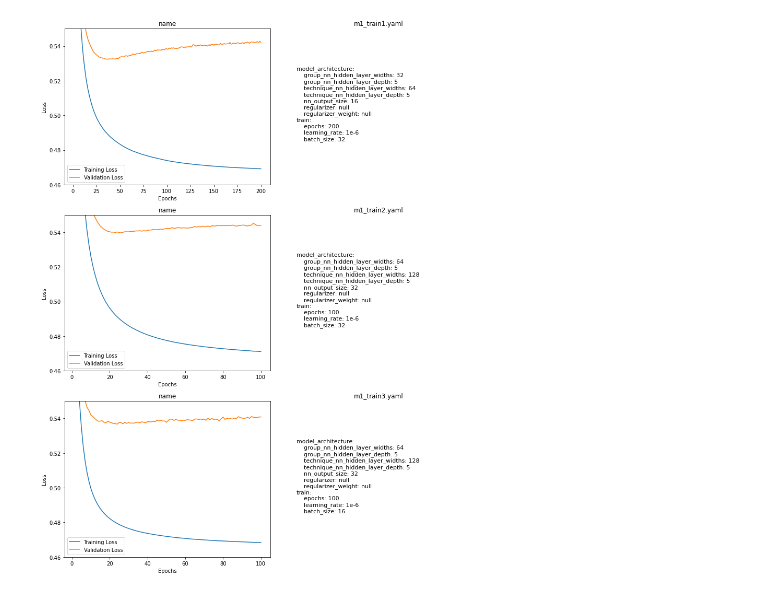
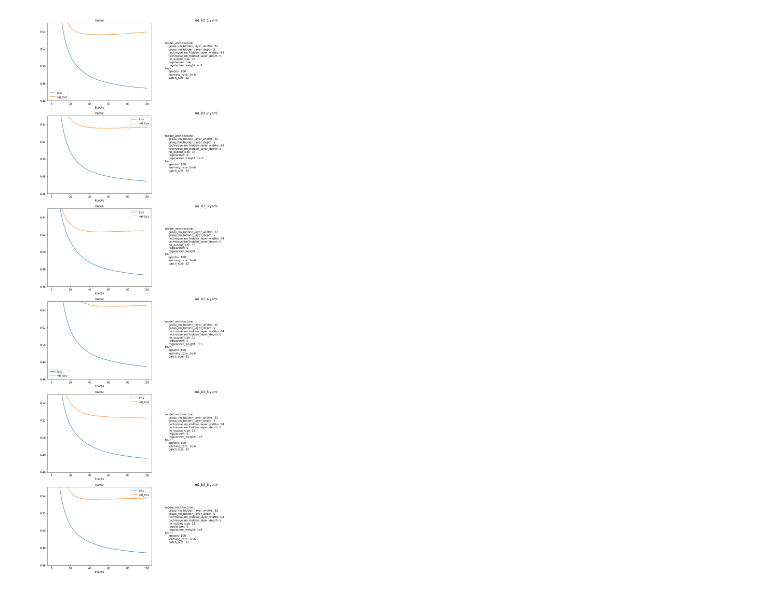
Before and after one commit to hcvu1050/hieuchivu-gt24-repo2, a Jupyter notebook: notebooks/plot_test.ipynb, the cells around one changed output. Saved outputs shown, nothing was run; the diff lists cells and outputs as text; code cells hidden in the pictures.

Commit message:
train batch 3

```diff
--- a/notebooks/plot_test.ipynb
+++ b/notebooks/plot_test.ipynb
@@ -8,8 +8,8 @@ import matplotlib.pyplot as plt
 # %%
 from visualization import plotting
 # %%
-plotting.batch_plot_loss (model_name= 'model1', folder_name = 'model1_single_train', ylims=[0.46, 0.55])
+plotting.batch_plot_with_config (model_name= 'model1', folder_name = 'model1_batch3',labels = ['loss', 'val_loss'], ylims=[0.46, 0.55])
 # %% [output]
-[figure, old version]
+[figure, new version]
 # %%
 # plotting.batch_plot_loss (model_name= 'model1', folder_name = 'model1_batch2', ylims=[0.45, 0.7])
```
Also changed, not shown: 52 other files.
